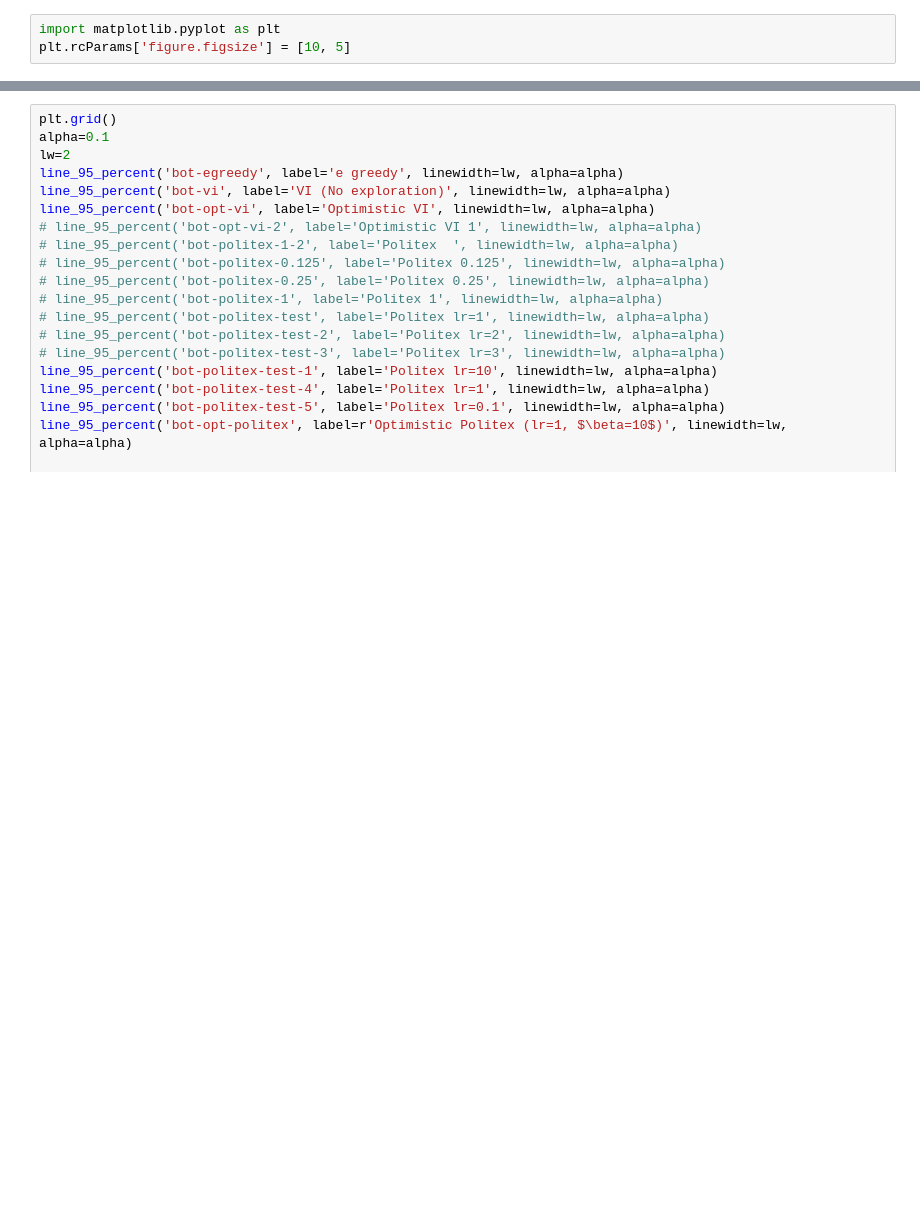
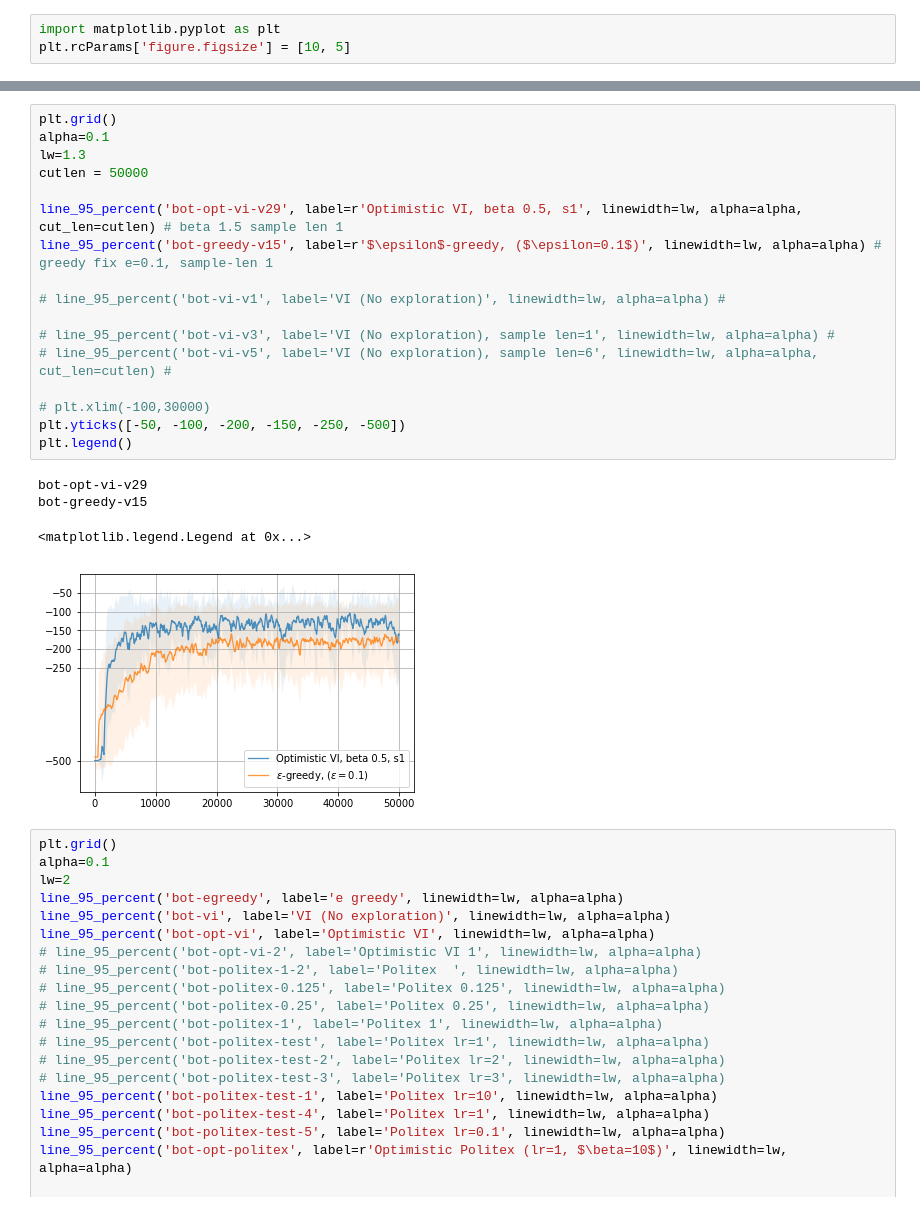
Before and after one commit to anhddo/oppoliter, a Jupyter notebook: notebook/ls-avg-reward.ipynb, the cells around one changed output, grey strips where cells are left out. Cells and saved outputs as stored; diff of their text form; blank space fills up the shorter version.

```diff
--- a/notebook/ls-avg-reward.ipynb
+++ b/notebook/ls-avg-reward.ipynb
@@ -134,3 +164,25 @@ plt.rcParams['figure.figsize'] = [10, 5]
+# %%
+plt.grid()
+alpha=0.1
+lw=1.3
+cutlen = 50000
+
+line_95_percent('bot-opt-vi-v29', label=r'Optimistic VI, beta 0.5, s1', linewidth=lw, alpha=alpha, cut_len=cutlen) # beta 1.5 sample len 1
+line_95_percent('bot-greedy-v15', label=r'$\epsilon$-greedy, ($\epsilon=0.1$)', linewidth=lw, alpha=alpha) # greedy fix e=0.1, sample-len 1
+
+# line_95_percent('bot-vi-v1', label='VI (No exploration)', linewidth=lw, alpha=alpha) #
+
+# line_95_percent('bot-vi-v3', label='VI (No exploration), sample len=1', linewidth=lw, alpha=alpha) #
+# line_95_percent('bot-vi-v5', label='VI (No exploration), sample len=6', linewidth=lw, alpha=alpha, cut_len=cutlen) #
+
+# plt.xlim(-100,30000)
+plt.yticks([-50, -100, -200, -150, -250, -500])
+plt.legend()
+# %% [output]
+bot-opt-vi-v29
+bot-greedy-v15
+<matplotlib.legend.Legend at 0x...>
+[figure, added]
 # %%
 plt.grid()
 alpha=0.1
```
Also changed, not shown: parts of 17 cells of this notebook, 5 other files.
